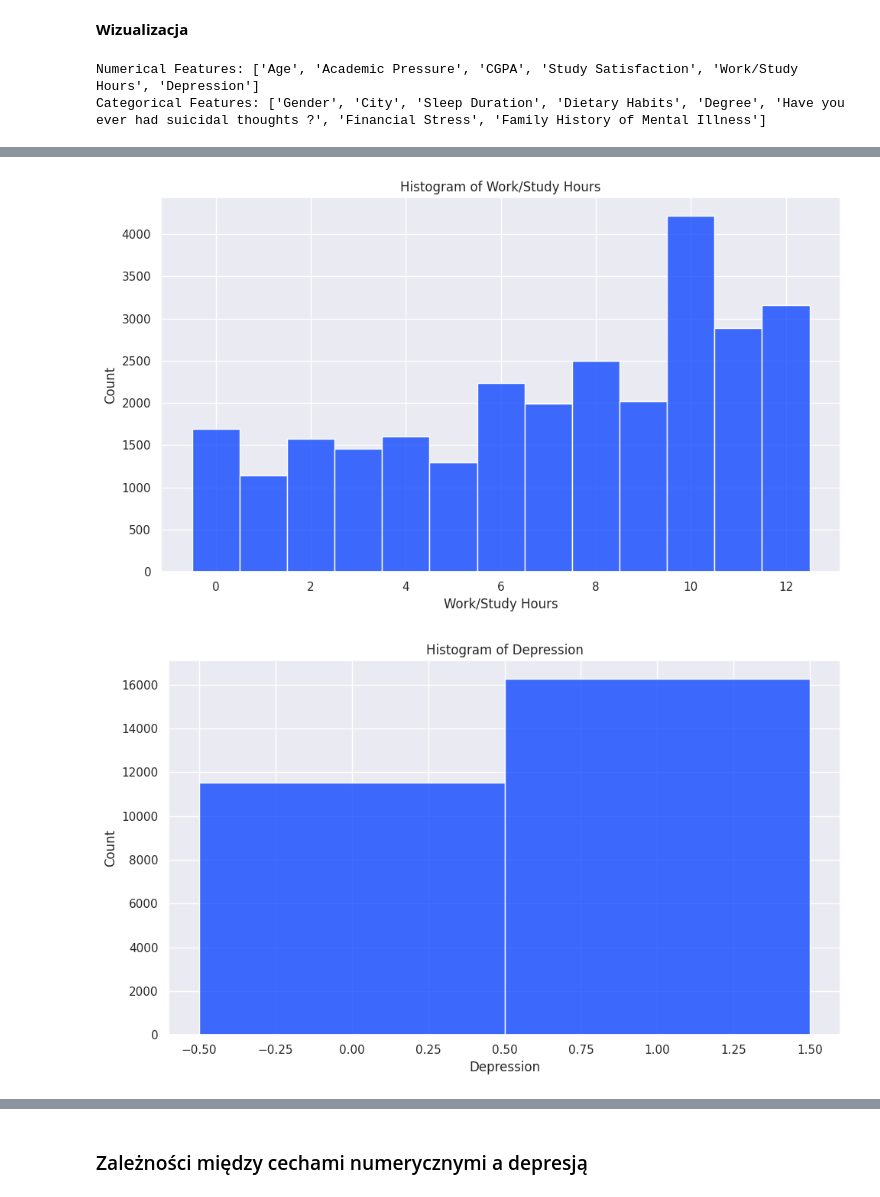
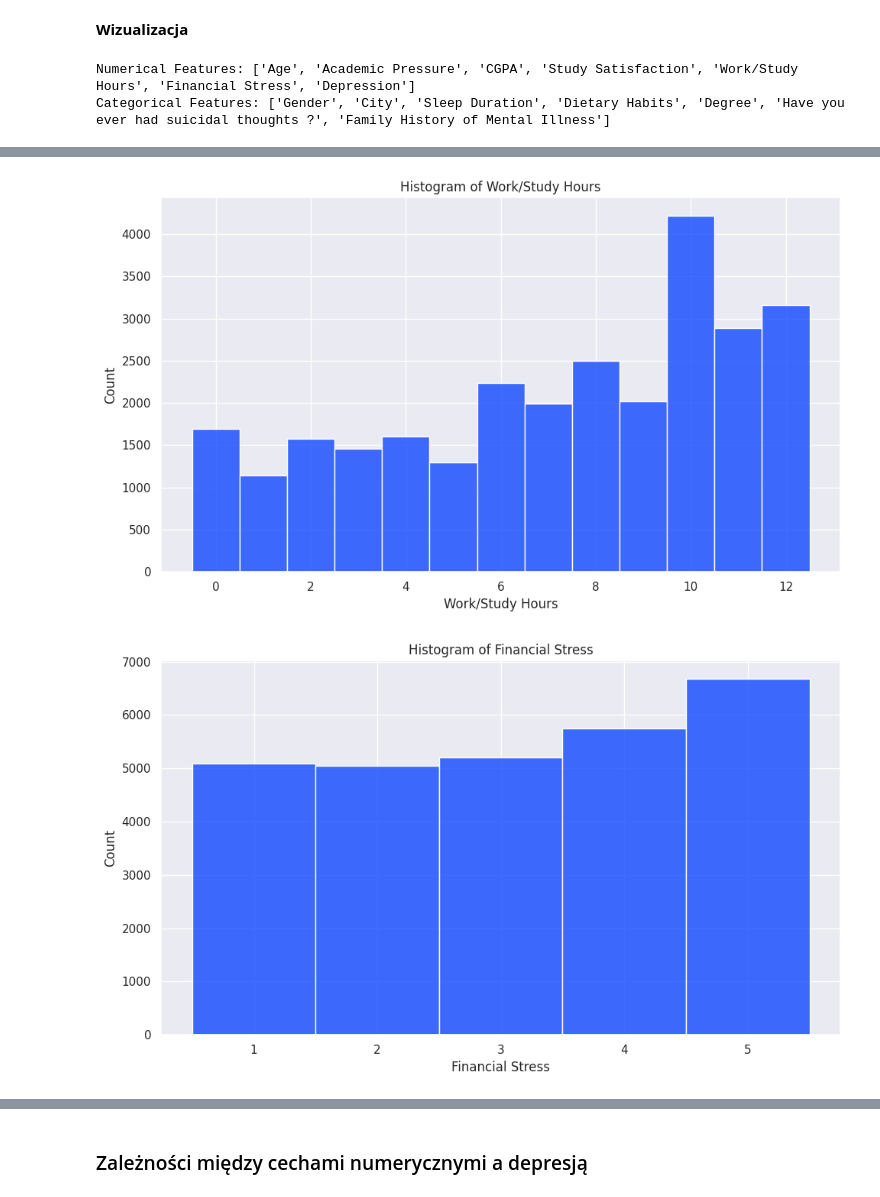
Before and after one commit to JanP5563/Prediction-of-Depression, a Jupyter notebook: main.ipynb, the cells around one changed output, grey strips where cells are left out. Saved outputs shown, nothing was run; the diff lists cells and outputs as text; code cells hidden in the pictures.

```diff
--- a/main.ipynb
+++ b/main.ipynb
@@ -241,27 +236,23 @@ Liczba wierszy po czyszczeniu: 27784
 # %% [markdown]
 **Wizualizacja**
 # %%
-import matplotlib as mpl
-import matplotlib.pyplot as plt
-import seaborn as sns
-import pandas as pd
-
 sns.set_theme(
     style="darkgrid",
     palette="bright"
 )
 
-# Initialize lists for features
 numeric_features = []
 categorical_features = []
 
-# Populate feature lists, skipping 'id' column
+# z jakiegos powodu Financial Stress jest klasyfikowany jako Object, więc trzeba go przekonwertowac
+df['Financial Stress'] = df['Financial Stress'].astype(float).astype(int)
+
 for col in df.columns:
-    if col == 'id': # Skip 'id' column as it's an identifier
+    if col == 'id':
         continue
-    if pd.api.types.is_numeric_dtype(df[col]):
+    if df[col].dtype == 'float' or df[col].dtype == 'int':
         numeric_features.append(col)
-    elif pd.api.types.is_object_dtype(df[col]) or pd.api.types.is_categorical_dtype(df[col]):
+    elif df[col].dtype == 'object' or df[col].dtype == 'category':
         categorical_features.append(col)
     else:
         print(f"Skipping column '{col}' due to unsupported data type: {df[col].dtype}")
@@ -269,34 +260,35 @@ for col in df.columns:
 print("Numerical Features:", numeric_features)
 print("Categorical Features:", categorical_features)
 # %% [output]
-Numerical Features: ['Age', 'Academic Pressure', 'CGPA', 'Study Satisfaction', 'Work/Study Hours', 'Depression']
-Categorical Features: ['Gender', 'City', 'Sleep Duration', 'Dietary Habits', 'Degree', 'Have you ever had suicidal thoughts ?', 'Financial Stress', 'Family History of Mental Illness']
+Numerical Features: ['Age', 'Academic Pressure', 'CGPA', 'Study Satisfaction', 'Work/Study Hours', 'Financial Stress', 'Depression']
+Categorical Features: ['Gender', 'City', 'Sleep Duration', 'Dietary Habits', 'Degree', 'Have you ever had suicidal thoughts ?', 'Family History of Mental Illness']
 # %%
 discrete_numeric_features = [
     'Academic Pressure', 'Work Pressure', 'Study Satisfaction',
-    'Job Satisfaction', 'Work/Study Hours', 'Depression'
+    'Job Satisfaction', 'Work/Study Hours', 'Depression', 'Financial Stress'
 ]
 
 for cecha in numeric_features:
     plt.figure(figsize=(10, 6))
     current_df = df.copy()
 
     if cecha == 'Age':
         current_df = current_df[current_df['Age'] <= 35]
 
     if cecha in discrete_numeric_features:
         sns.histplot(data=current_df, x=cecha, discrete=True)
     else:
         sns.histplot(data=current_df, x=cecha)
+
     plt.title(f'Histogram of {cecha}')
     plt.xlabel(cecha)
     plt.ylabel('Count')
     plt.tight_layout()
     plt.show()
 # %% [output]
 [figure]
 [figure]
 [figure]
 [figure]
 [figure]
-[figure, old version]
+[figure, new version]
```
Also changed, not shown: parts of 26 cells of this notebook.
